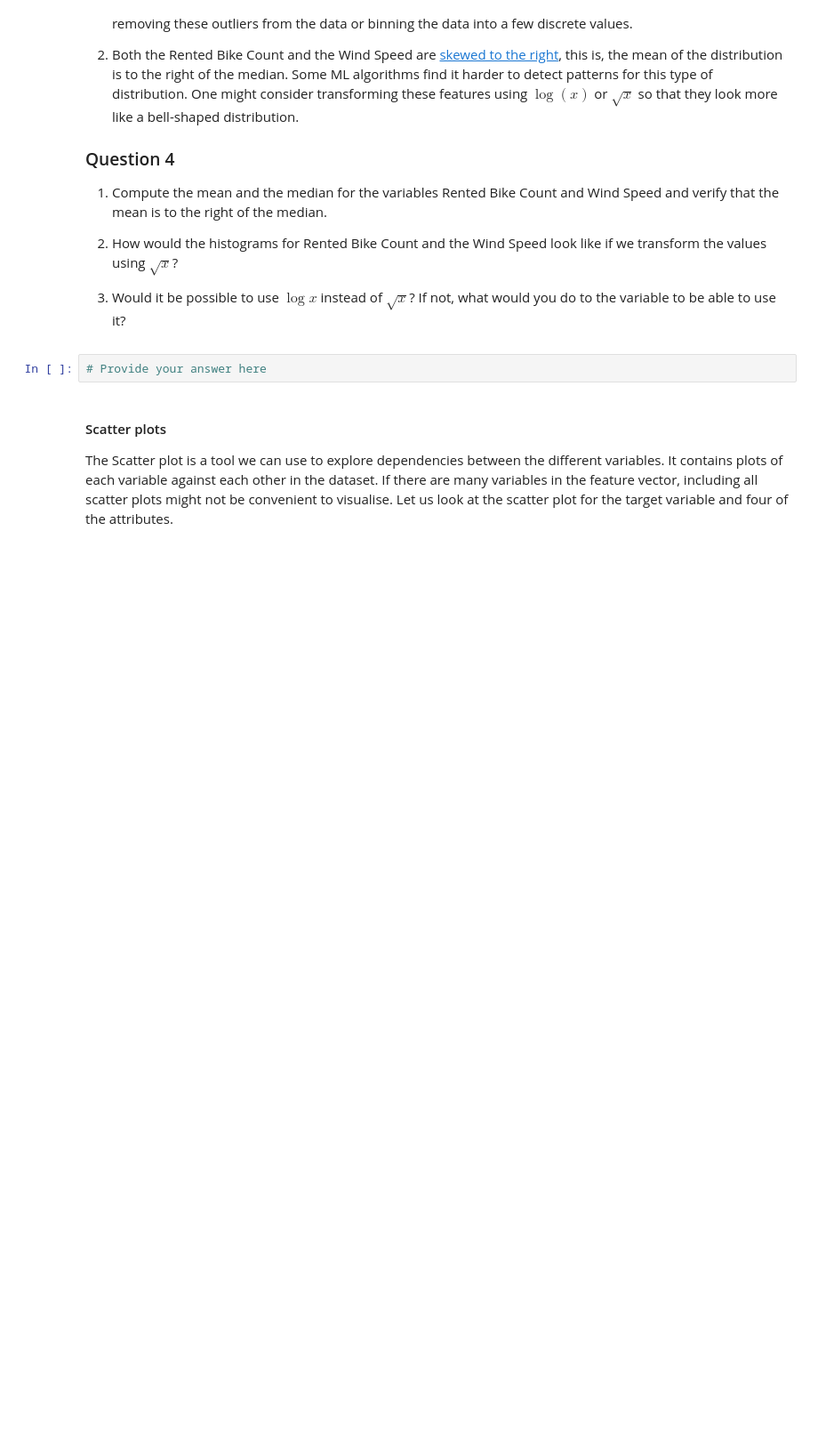
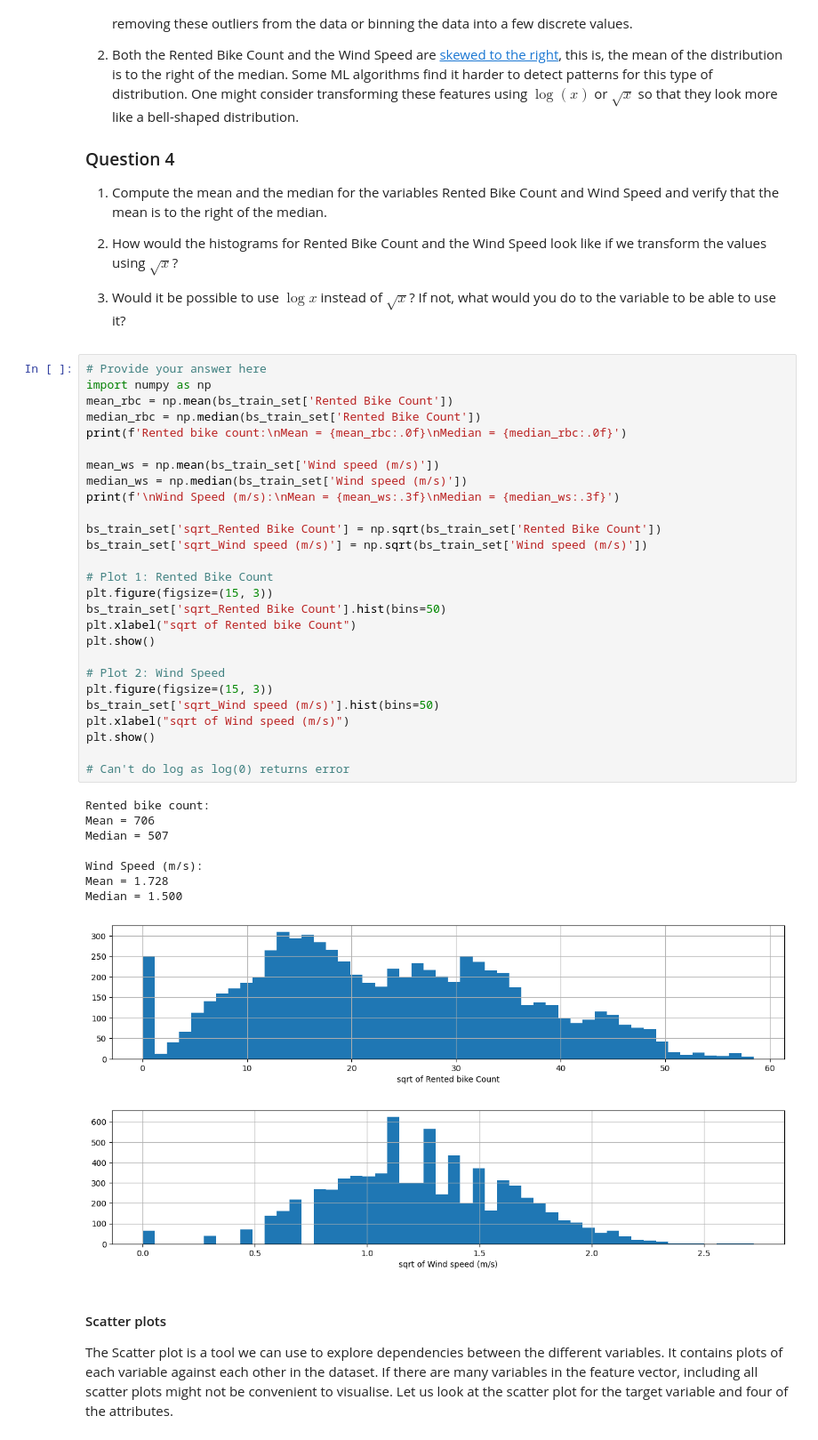
Before and after one commit to EuanBaldwin/foundations-of-ml, a Jupyter notebook: Labs/Lab 1 - End-to-end project in ML.ipynb, the cells around one changed output. Shown at 89% size. Drawn from its saved outputs; the diff is of its cells as text; blank space fills up the shorter version.

```diff
--- a/Labs/Lab 1 - End-to-end project in ML.ipynb
+++ b/Labs/Lab 1 - End-to-end project in ML.ipynb
@@ -187,8 +322,43 @@ Some observations from the histograms are:
 2. How would the histograms for Rented Bike Count and the Wind Speed look like if we transform the values using $\sqrt{x}$?
 
 3. Would it be possible to use $\log{x}$ instead of $\sqrt{x}$? If not, what would you do to the variable to be able to use it?
-# %%
-# Provide your answer here
+# %%
+# Provide your answer here
+import numpy as np
+mean_rbc = np.mean(bs_train_set['Rented Bike Count'])
+median_rbc = np.median(bs_train_set['Rented Bike Count'])
+print(f'Rented bike count:\nMean = {mean_rbc:.0f}\nMedian = {median_rbc:.0f}')
+
+mean_ws = np.mean(bs_train_set['Wind speed (m/s)'])
+median_ws = np.median(bs_train_set['Wind speed (m/s)'])
+print(f'\nWind Speed (m/s):\nMean = {mean_ws:.3f}\nMedian = {median_ws:.3f}')
+
+bs_train_set['sqrt_Rented Bike Count'] = np.sqrt(bs_train_set['Rented Bike Count'])
+bs_train_set['sqrt_Wind speed (m/s)'] = np.sqrt(bs_train_set['Wind speed (m/s)'])
+
+# Plot 1: Rented Bike Count
+plt.figure(figsize=(15, 3))
+bs_train_set['sqrt_Rented Bike Count'].hist(bins=50)
+plt.xlabel("sqrt of Rented bike Count")
+plt.show()
+
+# Plot 2: Wind Speed
+plt.figure(figsize=(15, 3))
+bs_train_set['sqrt_Wind speed (m/s)'].hist(bins=50)
+plt.xlabel("sqrt of Wind speed (m/s)")
+plt.show()
+
+# Can't do log as log(0) returns error
+# %% [output]
+Rented bike count:
+Mean = 706
+Median = 507
+
+Wind Speed (m/s):
+Mean = 1.728
+Median = 1.500
+[figure, added]
+[figure, added]
 # %% [markdown]
 #### Scatter plots
 
```
Also changed, not shown: parts of 29 cells of this notebook.
